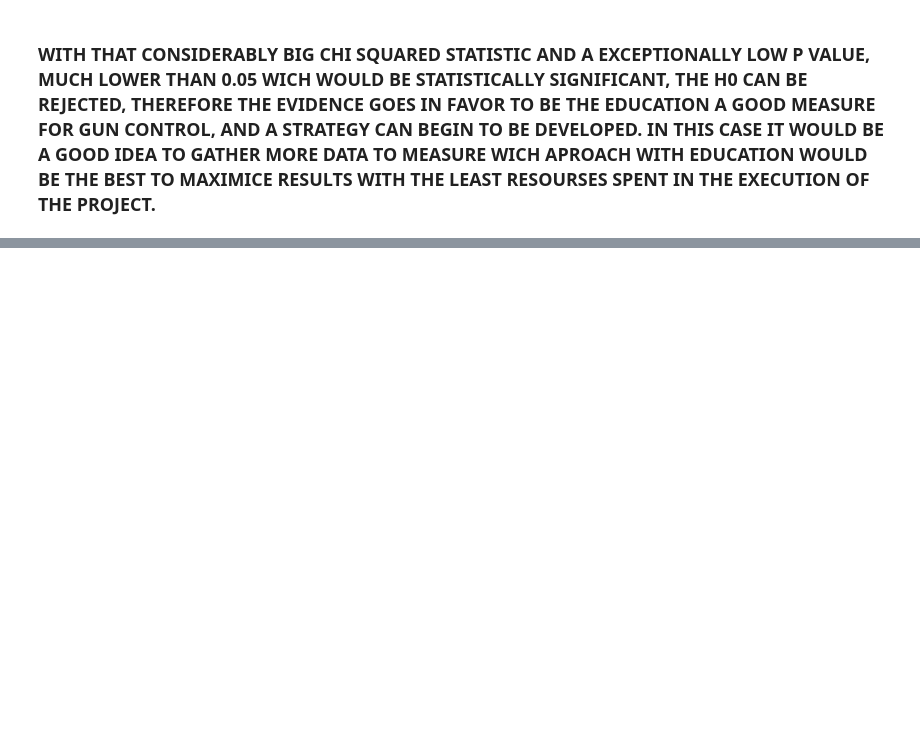
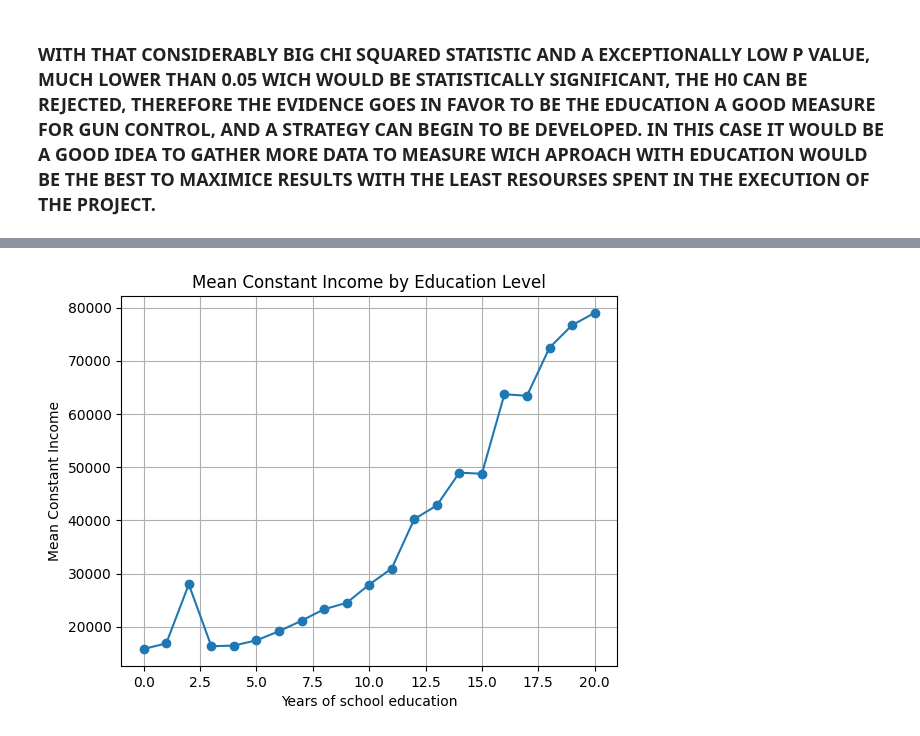
Before and after one commit to jmijares4/DS-portfolio, a Jupyter notebook: DATA_EXPLORATION_AND_HYPOTESIS_PORTFOLIO.ipynb, the cells around one changed output, grey strips where cells are left out. Cells and saved outputs as stored; diff of their text form; code cells hidden in the pictures; blank space fills up the shorter version.

```diff
--- a/DATA_EXPLORATION_AND_HYPOTESIS_PORTFOLIO.ipynb
+++ b/DATA_EXPLORATION_AND_HYPOTESIS_PORTFOLIO.ipynb
@@ -110,0 +158,10 @@ p-value: 4.307418318315088e-48
+# %%
+mean_coninc_by_educ = data.groupby('educ')['coninc'].mean()
+mean_coninc_by_educ.plot(kind='line', marker='o')
+plt.xlabel('Years of school education')
+plt.ylabel('Mean Constant Income')
+plt.title('Mean Constant Income by Education Level')
+plt.grid(True)
+plt.show()
+# %% [output]
+[figure, added]
```
Also changed, not shown: parts of 17 cells of this notebook.
